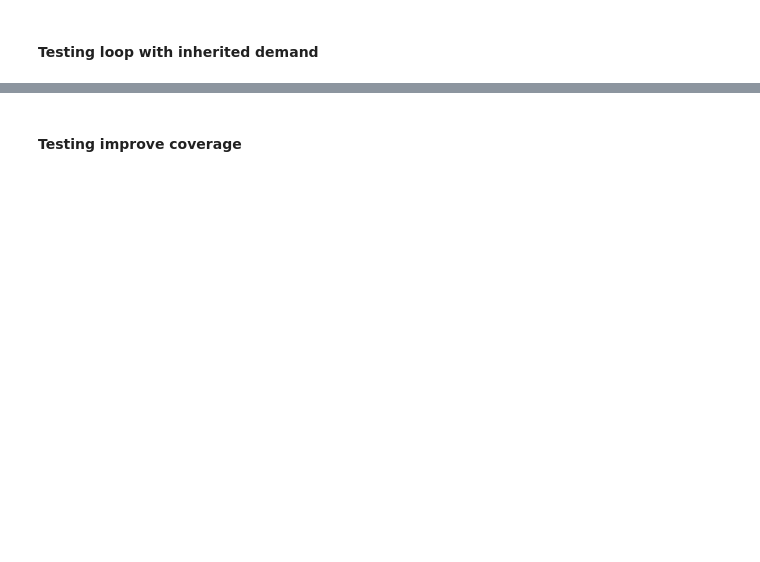
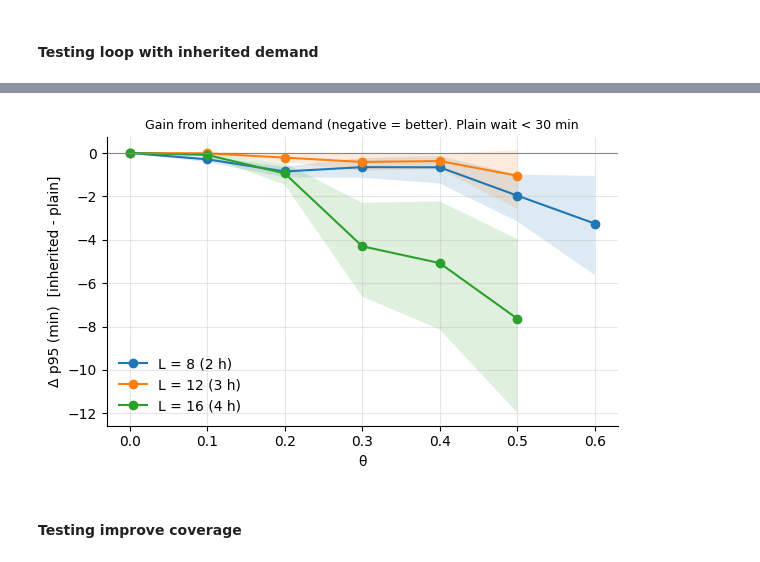
Before and after one commit to ZanchiLorenzo/security_paper, a Jupyter notebook: Second Tester.ipynb, the cells around one changed output, grey strips where cells are left out. Saved outputs shown, nothing was run; the diff lists cells and outputs as text; code cells hidden in the pictures; blank space fills up the shorter version.

```diff
--- a/Second Tester.ipynb
+++ b/Second Tester.ipynb
@@ -805,2 +523,21 @@ for (lb, l), g in df_loop.groupby(["lane_bins", "L"]):
+# %%
+def plot_gain_vs_theta(df, metric="p95", q_max=30, min_days=15, ylabel="Δ p95 (min)  [inherited - plain]", k=1):
+    s = summarize_days(df, by=("L", "theta"), q_max=q_max, metrics=(metric,))
+    s = s[s["days"] >= min_days]
+    fig, ax = plt.subplots(figsize=(6, 3.8))
+    for L, g in s.groupby("L"):
+        g = g.sort_values("theta")
+        ax.plot(g["theta"], g["mean"] * k, marker="o", label=f"L = {L} ({L*15/60:g} h)")
+        ax.fill_between(g["theta"], g["ci_lo"] * k, g["ci_hi"] * k, alpha=0.15)
+    ax.axhline(0, color="#888", lw=0.8)
+    ax.set_xlabel("θ"); ax.set_ylabel(ylabel)
+    ax.set_xticks(sorted(s["theta"].unique()))
+    ax.set_title(f"Gain from inherited demand (negative = better). Plain wait < {q_max} min", fontsize=9)
+    ax.legend(frameon=False); ax.grid(alpha=0.3); ax.spines[["top", "right"]].set_visible(False)
+    fig.tight_layout(); plt.show()
+
+plot_gain_vs_theta(df_sim)
+# %% [output]
+[figure, added]
 # %% [markdown]
 #### Testing improve coverage
```
Also changed, not shown: parts of 18 cells of this notebook, 4 other files.
